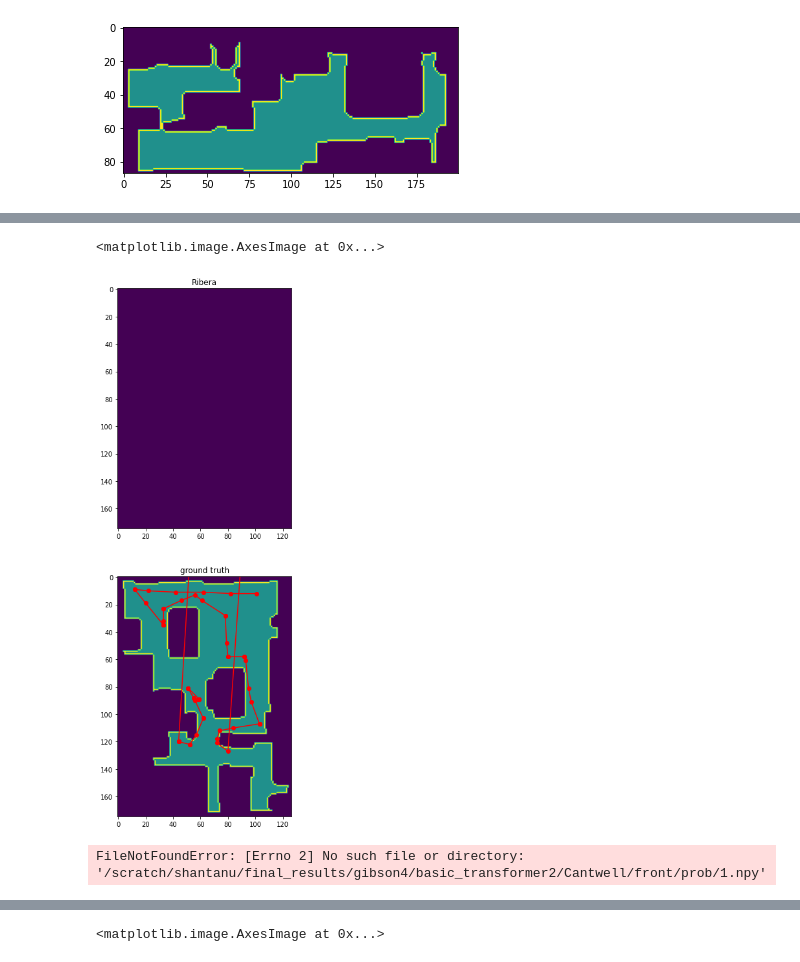
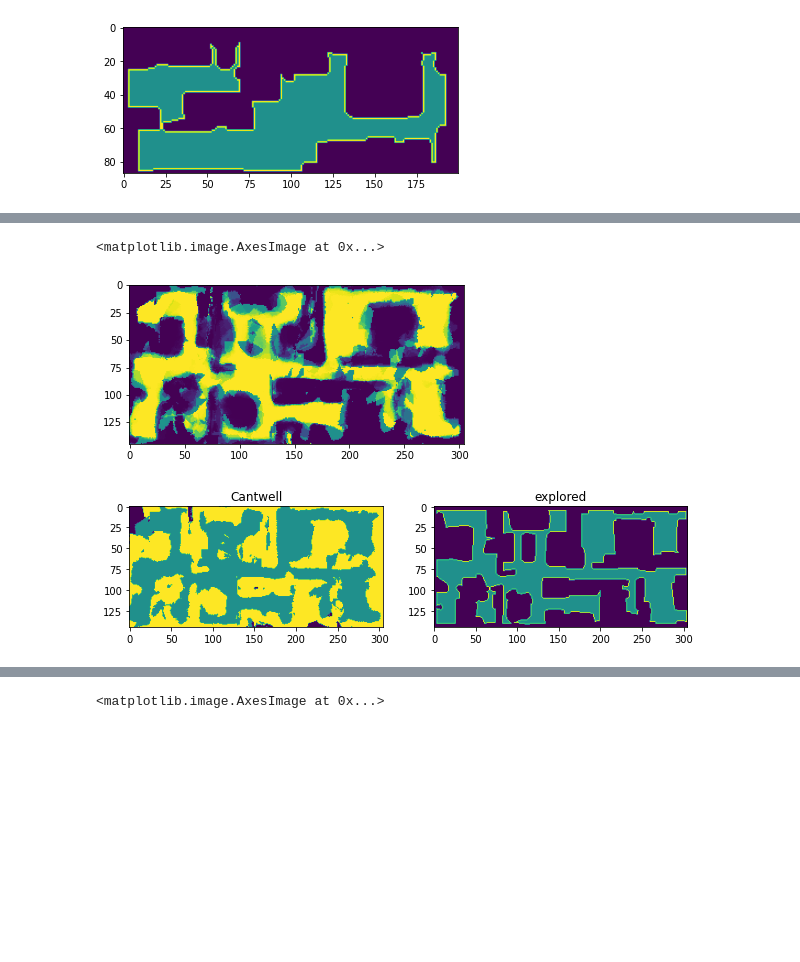
Before and after one commit to shaantanu314/entropy_moving_average_global_maps, a Jupyter notebook: habitat_entropy_MA_maps.ipynb, the cells around one changed output, grey strips where cells are left out. Saved outputs shown, nothing was run; the diff lists cells and outputs as text; code cells hidden in the pictures; blank space fills up the shorter version.

Commit message:
Added entropy code

```diff
--- a/habitat_entropy_MA_maps.ipynb
+++ b/habitat_entropy_MA_maps.ipynb
@@ -42,7 +42,7 @@ plt.imshow(top_down_map)
 # %%
 # Beta : momentum for moving average update
 beta = 0.5 ##
-threshold_explored = 0.5 ##
+threshold_explored = 0.6##
 threshold_entropy = 0.5 ##
 EPS_MAPPER = 1e-6
 s = 0.05
@@ -298,6 +62,6 @@ def register_all_observations():
 # %%
-path = "/scratch/entropy_moving_average_global_maps/gibson"
-scene = "Ribera"
+path = "/scratch/jd_entropy_ma_reg/entropy_moving_average_global_maps/gibson"
+scene = "Cantwell"
 if sim != None:
     sim.close()
 sim = make_sim(path,scene)
@@ -306,36 +300,47 @@ I0228 05:05:17.758362 31336 simulator.py:221] Loaded navmesh /scratch/entropy_mo
 # %%
-LOCAL_MAP_DIR  = "/scratch/shantanu/results_23022022/occant_rgb/dump/0/"+scene+"/front/bev_pred"
+# LOCAL_MAP_DIR  = "/scratch/shantanu/results_23022022/occant_rgb/dump/0/"+scene+"/front/bev_pred"
+LOCAL_MAP_DIR  = "/scratch/shantanu/final_results/gibson4/basic_transformer2/"+scene+"/front"
 POSE_DIR  = "/scratch/shantanu/gibson4/new/"+scene+"/0/front/pose"
 GT_MAP_DIR  = "/scratch/shantanu/gibson4/new/"+scene+"/0/front/map"
 
 PROB_DIR = "/scratch/shantanu/final_results/gibson4/basic_transformer2/"+scene+"/front/prob"
 
 trajectory_agent = []
 top_down_map = make_global_map(sim)
 grid_dimension = (top_down_map.shape[0],top_down_map.shape[1])
 
 m = register_all_observations()
 trajectory_agent = np.array(trajectory_agent,dtype=np.int8)
+
+
 m_th = m
-m_th = m_th < MAP_THRESHOLD
+plt.figure()
+plt.imshow(m[0])
+
+# m_th = m_th < MAP_THRESHOLD
+m_th = m_th < 0.4
+
+
+occ_map = np.zeros(m.shape)
+
+occ_map[0] = (127.0*(1-m_th[0]) + 254.0*(m_th[0]))*(1-m_th[1])
+# plt.figure()
+# plt.imshow(occ_map[0])
+
 fig = plt.figure(figsize=(10,15))
-ax1 = fig.add_subplot(2,1,1)
+ax1 = fig.add_subplot(1,2,1)
 ax1.title.set_text(scene)
-ax1.imshow(m_th[0],interpolation=None)
-ax2 = fig.add_subplot(2,1,2)
-ax2.title.set_text('ground truth')
-ax2.plot(trajectory_agent[:,0],trajectory_agent[:,1],c='r',marker='o')
+# ax1.imshow(m_th[0],interpolation=None)
+ax1.imshow(occ_map[0],interpolation=None)
+
+# ax2 = fig.add_subplot(2,1,2)
+# ax2.title.set_text('ground truth')
+# ax2.plot(trajectory_agent[:,0],trajectory_agent[:,1],c='r',marker='o')
+# ax2.imshow(top_down_map)
+ax2 = fig.add_subplot(1,2,2)
+ax2.title.set_text('explored')
 ax2.imshow(top_down_map)
 # %% [output]
 <matplotlib.image.AxesImage at 0x...>
-[figure, old version]
+[figure, new version]
+[figure, added]
-# %%
-PROB_DIR = "/scratch/shantanu/final_results/gibson4/basic_transformer2/Cantwell/front/prob"
-
-probs = np.load(PROB_DIR+'/1.npy',allow_pickle=True)
-softmax_den = np.sum(np.exp(probs),axis=0)
-probs[0] = np.exp(probs[0]) / softmax_den
-probs[1] = np.exp(probs[1]) / softmax_den
-probs[2] = np.exp(probs[2]) / softmax_den
-# %% [output]
-FileNotFoundError: [Errno 2] No such file or directory: '/scratch/shantanu/final_results/gibson4/basic_transformer2/Cantwell/front/prob/1.npy'
```
Also changed, not shown: parts of 9 cells of this notebook, 14 other files.
